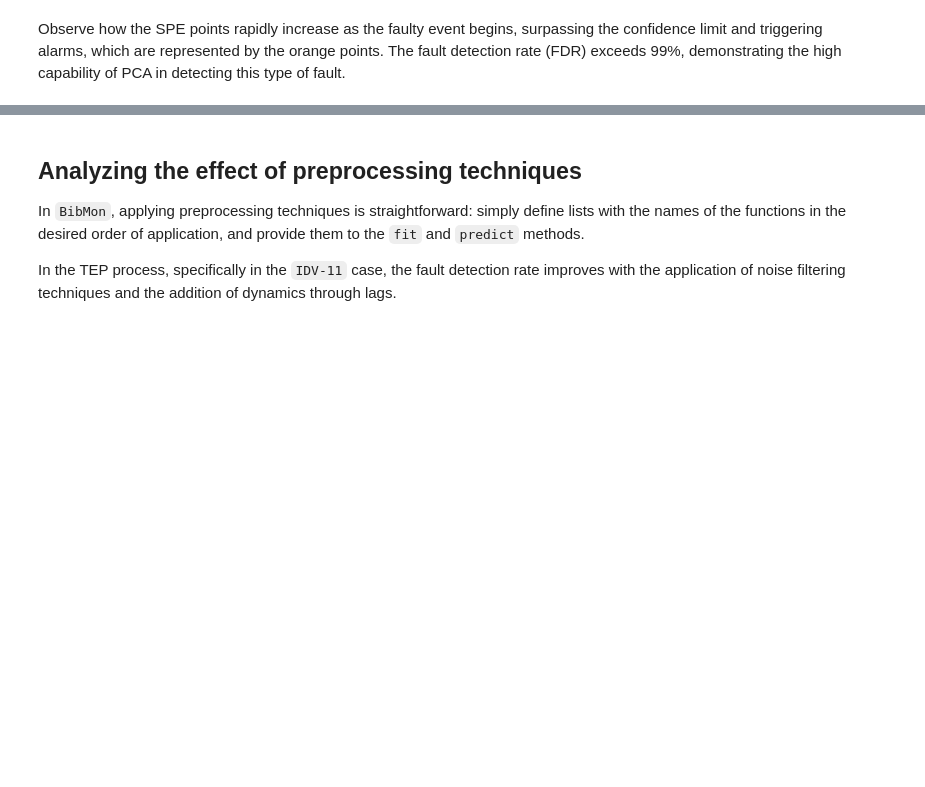
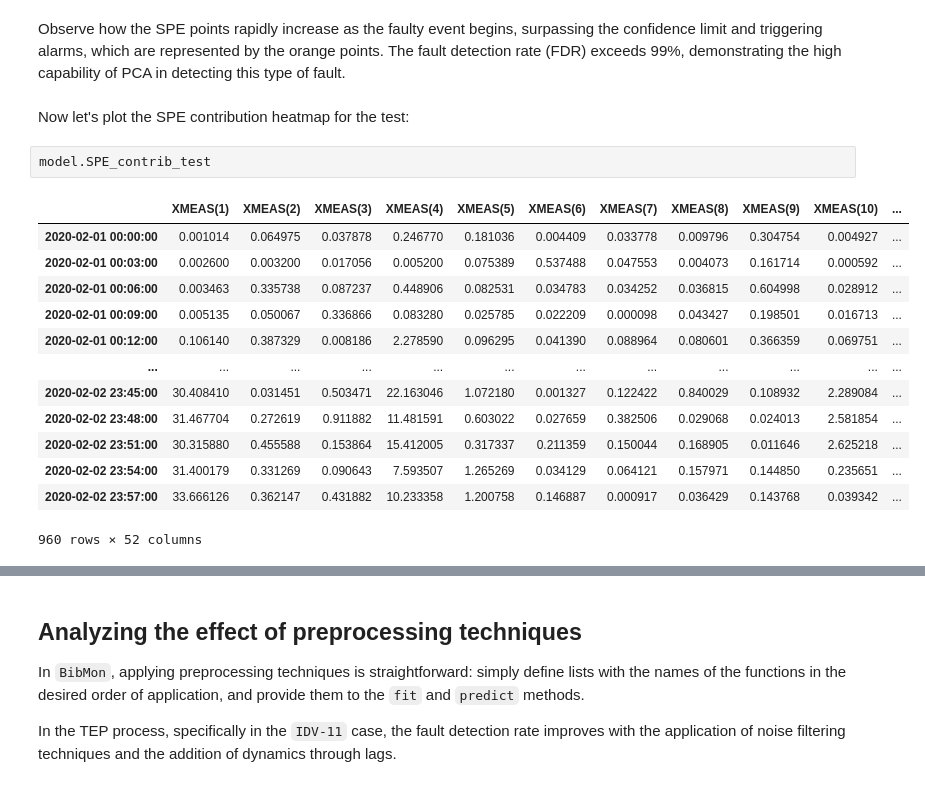
Before and after one commit to petrobras/BibMon, a Jupyter notebook: docs/source/tutorial_tep.ipynb, the cells around one changed output, grey strips where cells are left out. Cells and saved outputs as stored; diff of their text form; blank space fills up the shorter version.

```diff
--- a/docs/source/tutorial_tep.ipynb
+++ b/docs/source/tutorial_tep.ipynb
@@ -267,3 +267,21 @@ plt.title(f'FDR: {model.alarmOutlier[fault_start:].mean()}');
 [figure]
 # %% [markdown]
 Observe how the SPE points rapidly increase as the faulty event begins, surpassing the confidence limit and triggering alarms, which are represented by the orange points. The fault detection rate (FDR) exceeds 99%, demonstrating the high capability of PCA in detecting this type of fault.
+# %% [markdown]
+Now let's plot the SPE contribution heatmap for the test:
+# %%
+model.SPE_contrib_test
+# %% [output]
+|  | XMEAS(1) | XMEAS(2) | XMEAS(3) | XMEAS(4) | XMEAS(5) | XMEAS(6) | XMEAS(7) | XMEAS(8) | XMEAS(9) | XMEAS(10) | ... |
+| 2020-02-01 00:00:00 | 0.001014 | 0.064975 | 0.037878 | 0.246770 | 0.181036 | 0.004409 | 0.033778 | 0.009796 | 0.304754 | 0.004927 | ... |
+| 2020-02-01 00:03:00 | 0.002600 | 0.003200 | 0.017056 | 0.005200 | 0.075389 | 0.537488 | 0.047553 | 0.004073 | 0.161714 | 0.000592 | ... |
+| 2020-02-01 00:06:00 | 0.003463 | 0.335738 | 0.087237 | 0.448906 | 0.082531 | 0.034783 | 0.034252 | 0.036815 | 0.604998 | 0.028912 | ... |
+| 2020-02-01 00:09:00 | 0.005135 | 0.050067 | 0.336866 | 0.083280 | 0.025785 | 0.022209 | 0.000098 | 0.043427 | 0.198501 | 0.016713 | ... |
+| 2020-02-01 00:12:00 | 0.106140 | 0.387329 | 0.008186 | 2.278590 | 0.096295 | 0.041390 | 0.088964 | 0.080601 | 0.366359 | 0.069751 | ... |
+| ... | ... | ... | ... | ... | ... | ... | ... | ... | ... | ... | ... |
+| 2020-02-02 23:45:00 | 30.408410 | 0.031451 | 0.503471 | 22.163046 | 1.072180 | 0.001327 | 0.122422 | 0.840029 | 0.108932 | 2.289084 | ... |
+| 2020-02-02 23:48:00 | 31.467704 | 0.272619 | 0.911882 | 11.481591 | 0.603022 | 0.027659 | 0.382506 | 0.029068 | 0.024013 | 2.581854 | ... |
+| 2020-02-02 23:51:00 | 30.315880 | 0.455588 | 0.153864 | 15.412005 | 0.317337 | 0.211359 | 0.150044 | 0.168905 | 0.011646 | 2.625218 | ... |
+| 2020-02-02 23:54:00 | 31.400179 | 0.331269 | 0.090643 | 7.593507 | 1.265269 | 0.034129 | 0.064121 | 0.157971 | 0.144850 | 0.235651 | ... |
+| 2020-02-02 23:57:00 | 33.666126 | 0.362147 | 0.431882 | 10.233358 | 1.200758 | 0.146887 | 0.000917 | 0.036429 | 0.143768 | 0.039342 | ... |
+960 rows × 52 columns
```
Also changed, not shown: parts of 3 cells of this notebook, 1 other file.
